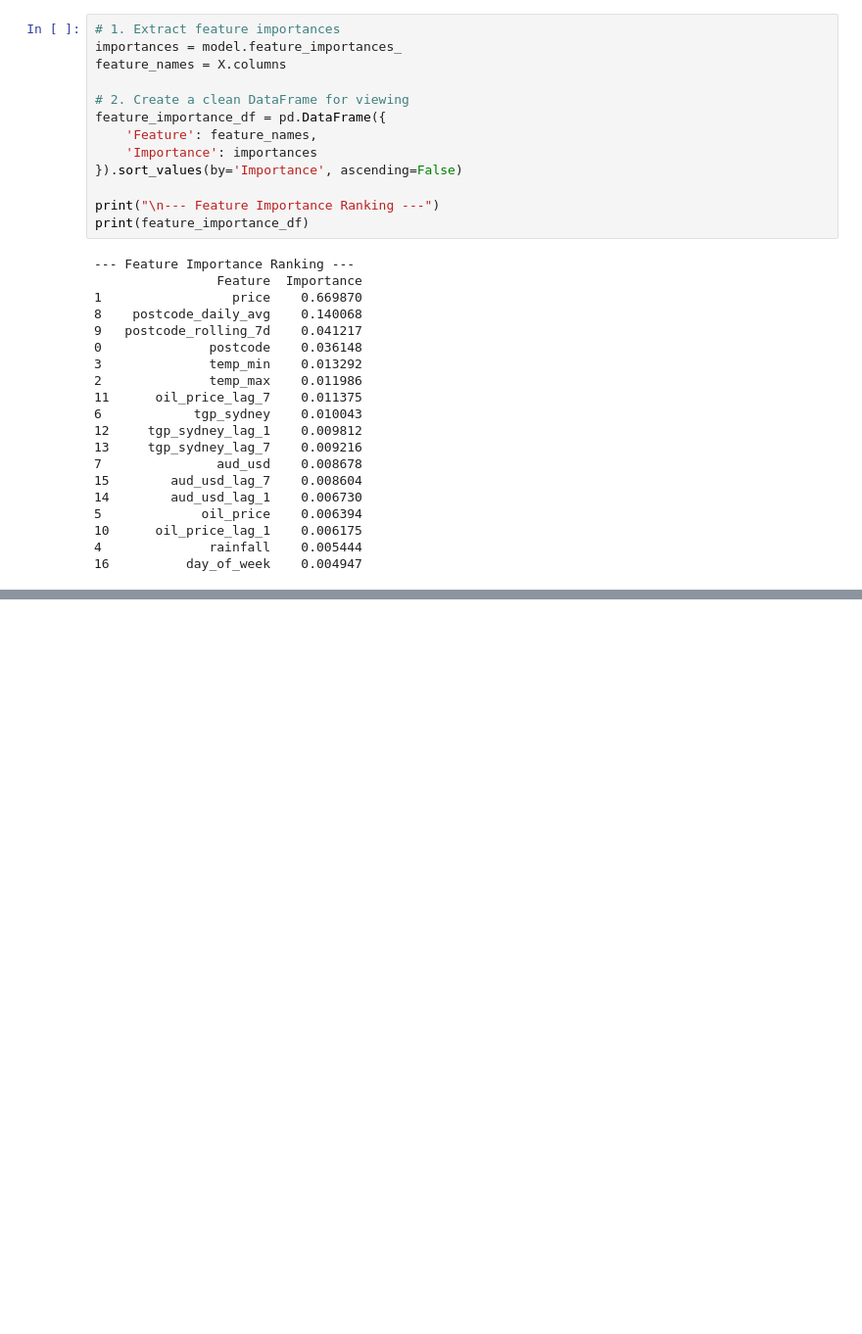
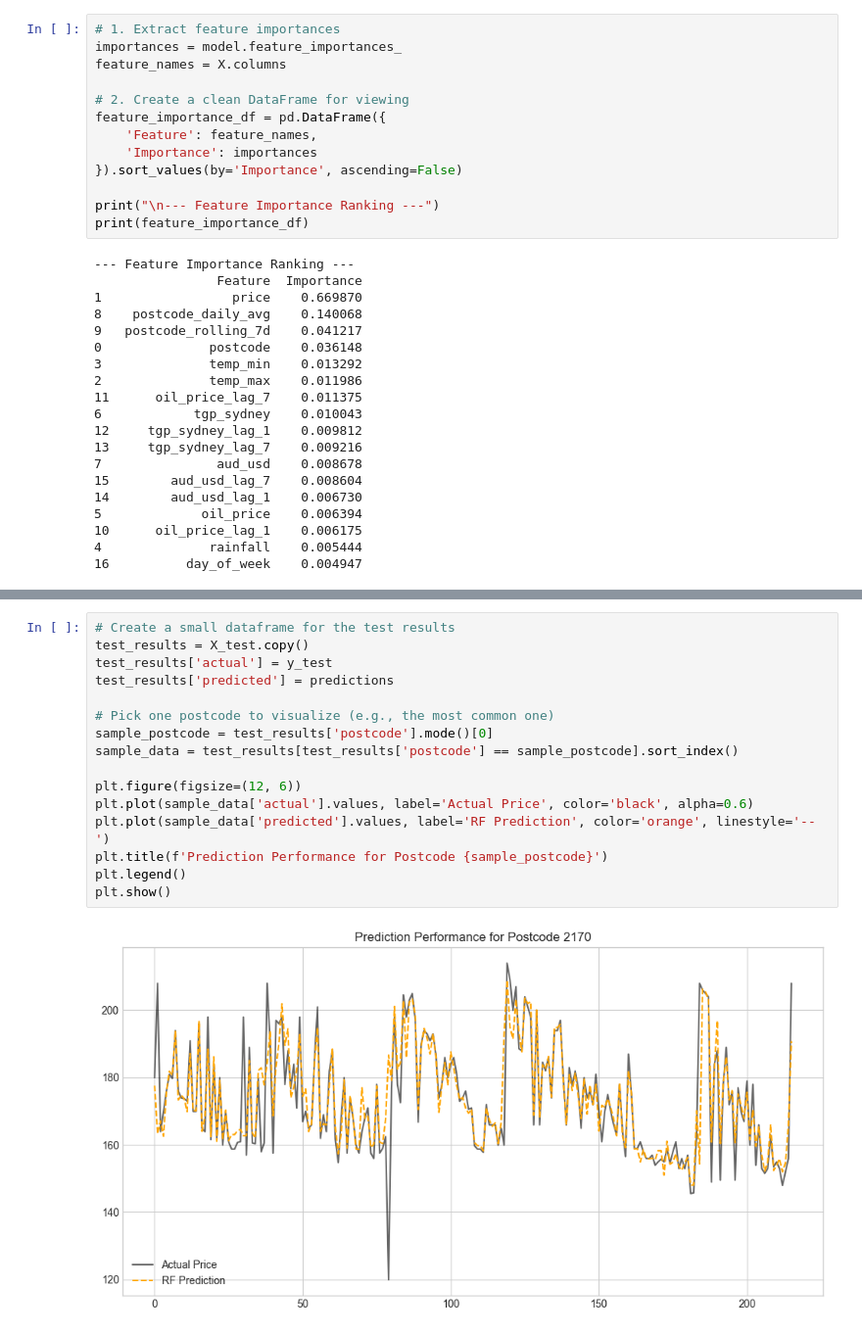
Before and after one commit to tim-fan1/engg2112, a Jupyter notebook: main.ipynb, the cells around one changed output, grey strips where cells are left out. Shown at 98% size. Drawn from its saved outputs; the diff is of its cells as text; blank space fills up the shorter version.

```diff
--- a/main.ipynb
+++ b/main.ipynb
@@ -109,0 +134,18 @@ print(feature_importance_df)
+# %%
+# Create a small dataframe for the test results
+test_results = X_test.copy()
+test_results['actual'] = y_test
+test_results['predicted'] = predictions
+
+# Pick one postcode to visualize (e.g., the most common one)
+sample_postcode = test_results['postcode'].mode()[0]
+sample_data = test_results[test_results['postcode'] == sample_postcode].sort_index()
+
+plt.figure(figsize=(12, 6))
+plt.plot(sample_data['actual'].values, label='Actual Price', color='black', alpha=0.6)
+plt.plot(sample_data['predicted'].values, label='RF Prediction', color='orange', linestyle='--')
+plt.title(f'Prediction Performance for Postcode {sample_postcode}')
+plt.legend()
+plt.show()
+# %% [output]
+[figure, added]
```
Also changed, not shown: parts of 6 cells of this notebook.
